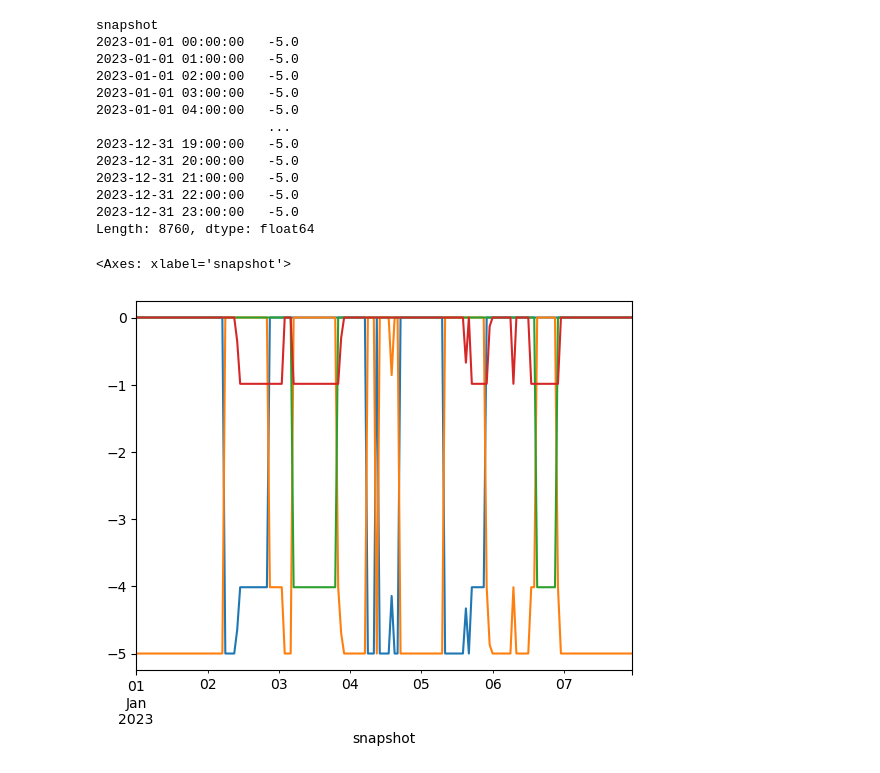
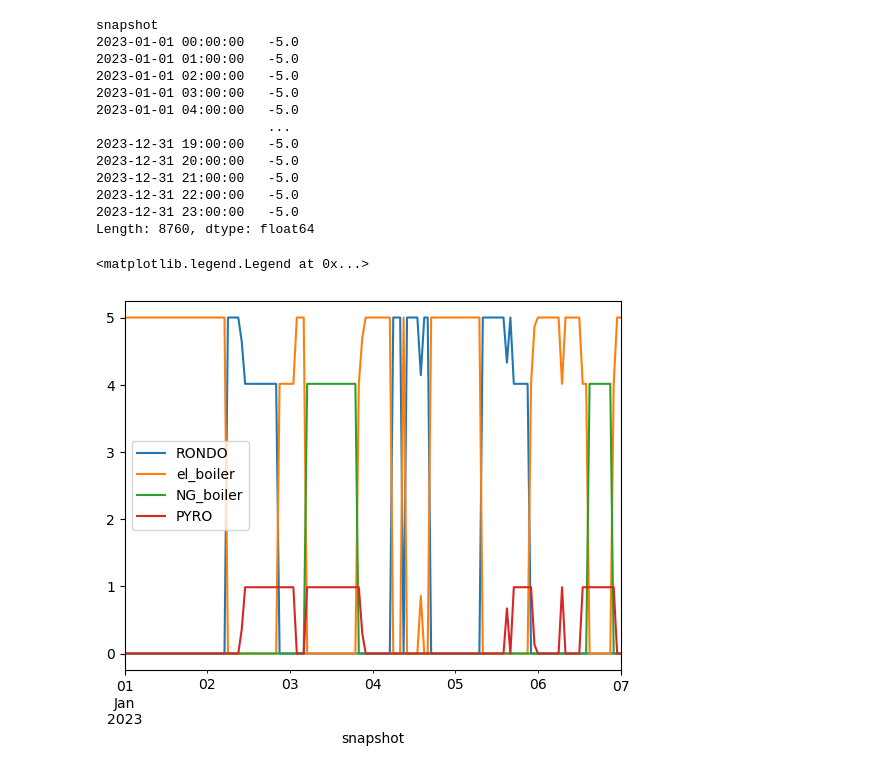
Before and after one commit to pulio12/Msc_Thesis_Greenlab_Skive, a Jupyter notebook: Test_File4.ipynb, the cells around one changed output. Saved outputs shown, nothing was run; the diff lists cells and outputs as text; code cells hidden in the pictures.

```diff
--- a/Test_File4.ipynb
+++ b/Test_File4.ipynb
@@ -395,15 +395,16 @@ def add_carriers(n):
     #n.add("Carrier","electricity grid ex")
     n.add("Carrier","onshorewind")
     n.add("Carrier","solar")
-    #n.add("Carrier","electric boiler")
+    n.add("Carrier","electric boiler")
     #n.add("Carrier","Rondo charge")
     #n.add("Carrier","Rondo store")
     #n.add("Carrier","Rondo discharge")
     n.add("Carrier","heat")
-    #n.add("Carrier","battery storage")
+    n.add("Carrier","battery storage")
     n.add("Carrier","electricity")
     n.add("Carrier","gas") # co2_emissions=0.206tonnes/MWh   # for NG boiler # Assume that methane gas emits 0.198 tCO2 per MWh of thermal energy contained in the gas.
     n.add("Carrier", "pellets")
     n.add("Carrier", "CO2") #co2_emissions=-0.164 (tCO2/MWh_pell) #for biochar # -0.164 ????
     n.add("Carrier", "pyrolysis")
     n.add("Carrier", "hydrogen")
+    n.add("Carrier", "methanol")
@@ -410,12 +434,12 @@ def add_carriers(n):
 # %%
-def add_skive_generators(n):
+def add_skive_generators(n,s_cf,w_cf):
 
     # EuroWind Owns These Assets
     n.add("Generator", "Skive_Solar", carrier="solar",
         bus = "EuroWind" ,
         capital_cost=costs.at["solar", "capital_cost"],
         marginal_cost=costs.at["solar", "marginal_cost"],
-        p_max_pu= CF_s23,
+        p_max_pu= s_cf,
         p_nom = 36)
 
 
@@ -423,7 +447,7 @@ def add_skive_generators(n):
         bus = "EuroWind",
         capital_cost=costs.at["onwind", "capital_cost"],
         marginal_cost=costs.at["onwind", "marginal_cost"],
-        p_max_pu= CF_w23.values,
+        p_max_pu= w_cf,
         p_nom = 54)
 
     #--------------------------------
@@ -615,3 +639,6 @@ def add_SkyClean(n,CO2tax):
         e_nom_extendable=True,
         e_cyclic=False,
         carrier="CO2")
+# %%
+eff_h2 = 1 / costs.at["methanolisation", "hydrogen-input"]
+costs.at["methanolisation", "capital_cost"] * eff_h2
@@ -647,6 +709,11 @@ def build_network(P_el,P_heat,CO2_tax1, CO2_tax2,p_import,p_export,NG_price,hori
     #hours = get_time_period('2023-01-01 00:00Z', '2023-12-31 23:00Z', freq = "h")
     #n.set_snapshots(hours)½
     n.set_snapshots(p_import.index)
+
+
+    # Use .loc[n.snapshots] to ensure data perfectly matches the network's time index
+    s_cf = CF_solar.loc[n.snapshots].values
+    w_cf = CF_wind.loc[n.snapshots].values
 
     add_carriers(n)
 
@@ -667,9 +734,11 @@ def build_network(P_el,P_heat,CO2_tax1, CO2_tax2,p_import,p_export,NG_price,hori
     n.add("Bus", "biochar", carrier="CO2")
     n.add("Bus", "biochar sequestration", carrier="CO2")
 
+    n.add("Bus", "methanol_bus", carrier="methanol")
+
 
     add_battery(n,P_nom = 22, max_t = 2, cyclic_operation = True)
-    add_skive_generators(n) # 90 EUR/MWh
+    add_skive_generators(n,s_cf,w_cf) # 90 EUR/MWh
     add_grid(n,p_import,p_export)
 
     add_el_load(n,P_el)
@@ -683,6 +752,8 @@ def build_network(P_el,P_heat,CO2_tax1, CO2_tax2,p_import,p_export,NG_price,hori
     add_NG_boiler(n,CO2_tax1,NG_price)
     add_SkyClean(n,CO2_tax2)
 
+    add_methanolisation(n)
+
     #print(n.consistency_check())
     # 3. Optimize and return the actual network object 'n'
     # SOLVING
@@ -784,10 +923,12 @@ snapshot
 2023-12-31 23:00:00   -5.0
 Length: 8760, dtype: float64
 # %%
-n23.links_t.p1["Heat_Exchanger_Rondo"][0:24*7].plot()
-n23.links_t.p1["Boiler_Skive"][0:24*7].plot()
-n23.links_t.p1["NG boiler"][0:24*7].plot()
-n23.links_t.p1["pyrolysis"][0:24*7].plot()
+(-n23.links_t.p1["Heat_Exchanger_Rondo"]).plot(label = "RONDO")
+(-n23.links_t.p1["Boiler_Skive"]).plot(label = "el_boiler")
+(-n23.links_t.p1["NG boiler"]).plot(label = "NG_boiler")
+(-n23.links_t.p1["pyrolysis"]).plot(label = "PYRO")
+plt.xlim("2023-01-01", "2023-01-07")
+plt.legend()
 # %% [output]
-<Axes: xlabel='snapshot'>
+<matplotlib.legend.Legend at 0x...>
-[figure, old version]
+[figure, new version]
```
Also changed, not shown: parts of 32 cells of this notebook, 2 other files.
